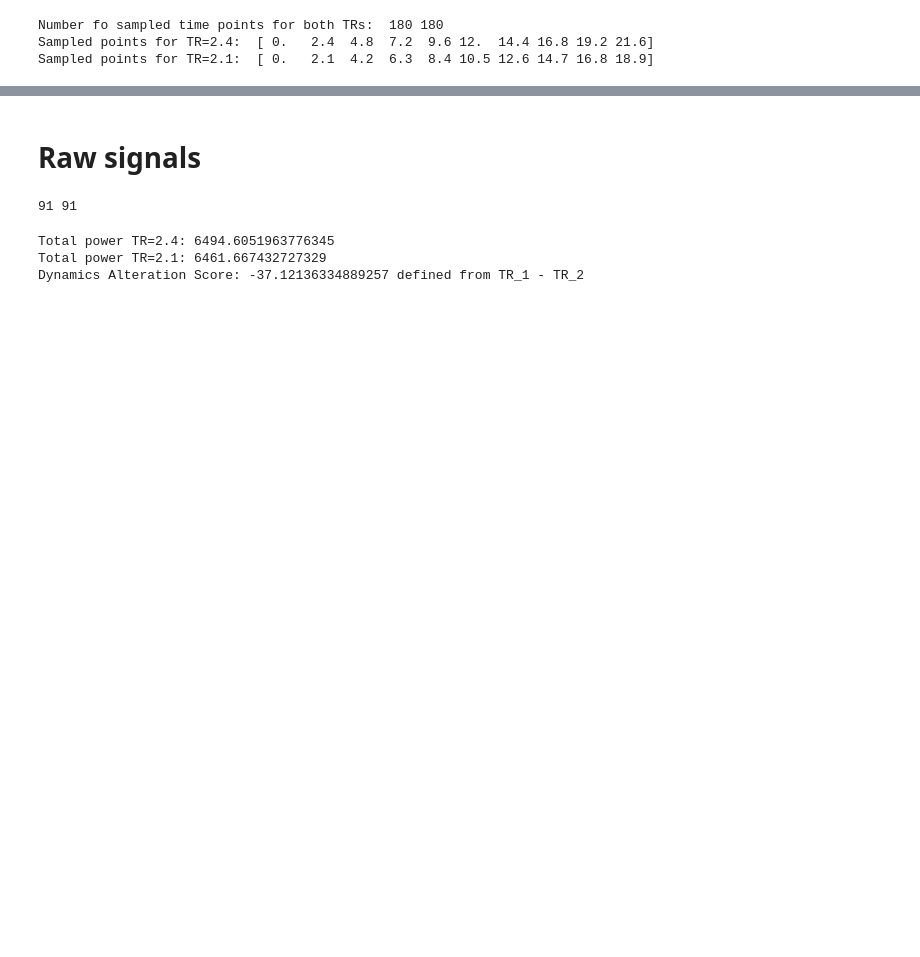
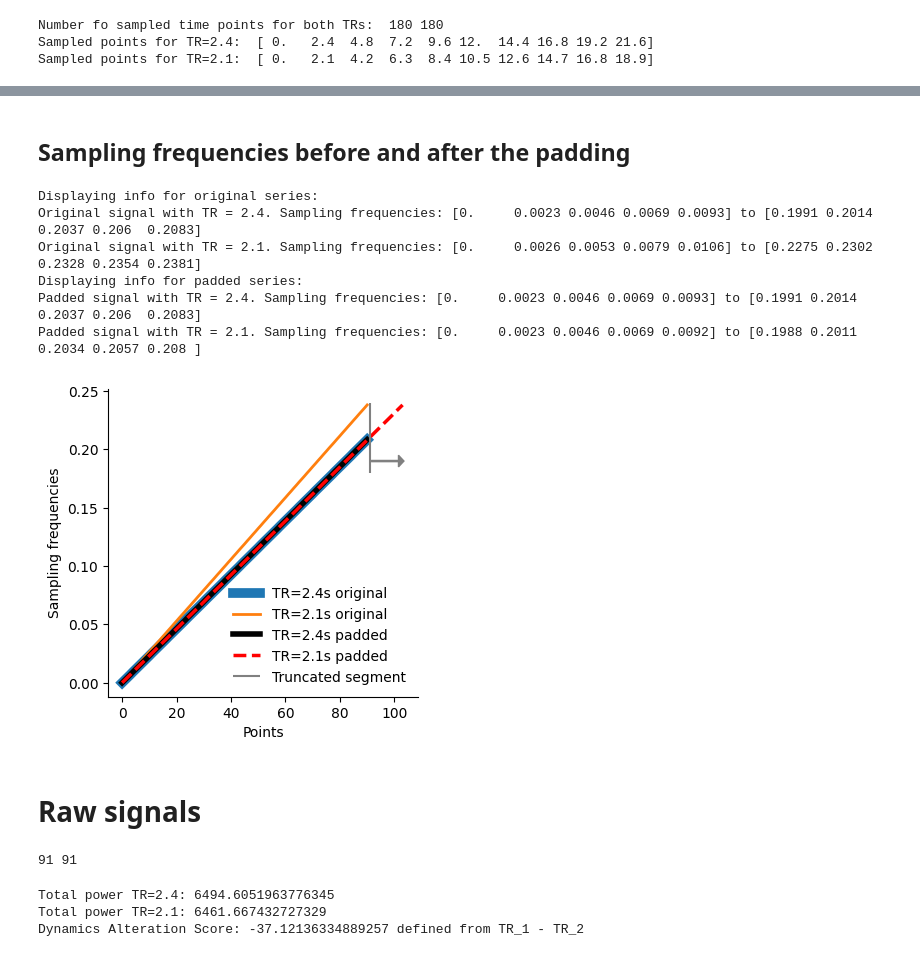
Before and after one commit to JoanSano/Structural-Functional-Rearrangement, a Jupyter notebook: Stats-Structural-Functional/TR_effects_on_FFTs.ipynb, the cells around one changed output, grey strips where cells are left out. Saved outputs shown, nothing was run; the diff lists cells and outputs as text; code cells hidden in the pictures; blank space fills up the shorter version.

```diff
--- a/Stats-Structural-Functional/TR_effects_on_FFTs.ipynb
+++ b/Stats-Structural-Functional/TR_effects_on_FFTs.ipynb
@@ -82,3 +90,44 @@ plt.show()
+# %% [markdown]
+## Sampling frequencies before and after the padding
+# %%
+# Original sampling
+freqs_1 = np.round(np.fft.rfftfreq(length, d=TR_1), 4)
+freqs_2 = np.round(np.fft.rfftfreq(length, d=TR_2), 4)
+
+# Padding sampling
+n1_pad, fft_n1_pad = FFT_sampling_points(TR_1, length=length)
+n2_pad, fft_n2_pad = FFT_sampling_points(TR_2, length=length)
+freqs_1_pad = np.round(np.fft.rfftfreq(n1_pad, d=TR_1), 4)
+freqs_2_pad = np.round(np.fft.rfftfreq(n2_pad, d=TR_2), 4)
+
+print("Displaying info for original series:")
+print(f"Original signal with TR = {TR_1}. Sampling frequencies: {freqs_1[:5]} to {freqs_1[-5:]}")
+print(f"Original signal with TR = {TR_2}. Sampling frequencies: {freqs_2[:5]} to {freqs_2[-5:]}")
+print("Displaying info for padded series:")
+print(f"Padded signal with TR = {TR_1}. Sampling frequencies: {freqs_1_pad[:5]} to {freqs_1_pad[-5:]}")
+print(f"Padded signal with TR = {TR_2}. Sampling frequencies: {freqs_2_pad[:5]} to {freqs_2_pad[len(freqs_2)-5:len(freqs_2)]}")
+
+fig, ax = plt.subplots(1, 1, figsize=(4,4))
+ax.plot(freqs_1, lw=7, label=f"TR={TR_1}s original")
+ax.plot(freqs_2, lw=2, label=f"TR={TR_2}s original")
+ax.plot(freqs_1_pad, 'k', lw=4, label=f"TR={TR_1}s padded")
+ax.plot(freqs_2_pad, '--r', lw=2.5, label=f"TR={TR_2}s padded")
+ax.vlines(len(freqs_2), ymin=.18, ymax=.24, color='gray', linewidth=1.5, label="Truncated segment")
+ax.spines['right'].set_visible(False)
+ax.spines['top'].set_visible(False)
+ax.set_xlabel("Points")
+ax.set_ylabel("Sampling frequencies")
+plt.arrow(len(freqs_2)+.5, .19, 10, 0, head_width=.01, head_length=2, color='gray')
+plt.legend(frameon=False)
+plt.savefig(folder+f"/frequencies.{fmt}", format=fmt, dpi=500)
+# %% [output]
+Displaying info for original series:
+Original signal with TR = 2.4. Sampling frequencies: [0.     0.0023 0.0046 0.0069 0.0093] to [0.1991 0.2014 0.2037 0.206  0.2083]
+Original signal with TR = 2.1. Sampling frequencies: [0.     0.0026 0.0053 0.0079 0.0106] to [0.2275 0.2302 0.2328 0.2354 0.2381]
+Displaying info for padded series:
+Padded signal with TR = 2.4. Sampling frequencies: [0.     0.0023 0.0046 0.0069 0.0093] to [0.1991 0.2014 0.2037 0.206  0.2083]
+Padded signal with TR = 2.1. Sampling frequencies: [0.     0.0023 0.0046 0.0069 0.0092] to [0.1988 0.2011 0.2034 0.2057 0.208 ]
+[figure, added]
 # %% [markdown]
 # Raw signals
 # %%
```
Also changed, not shown: parts of 9 cells of this notebook, 1 other file.
